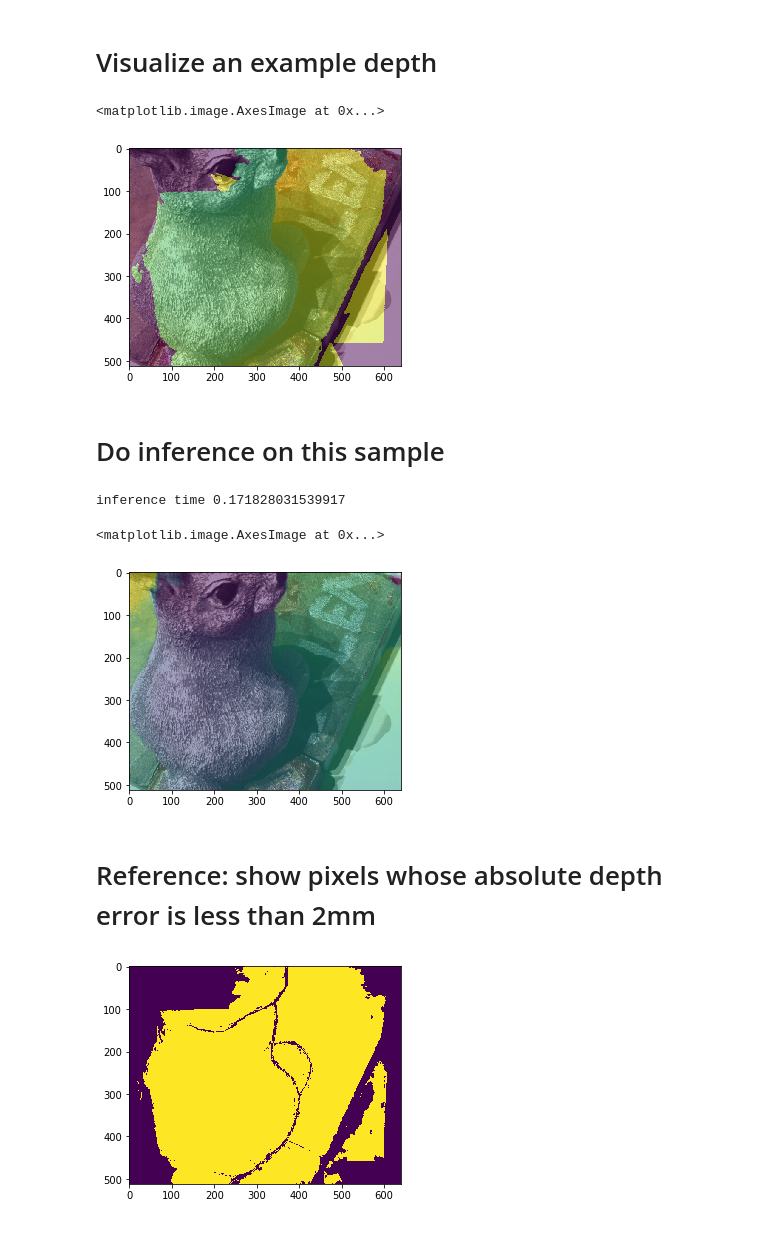
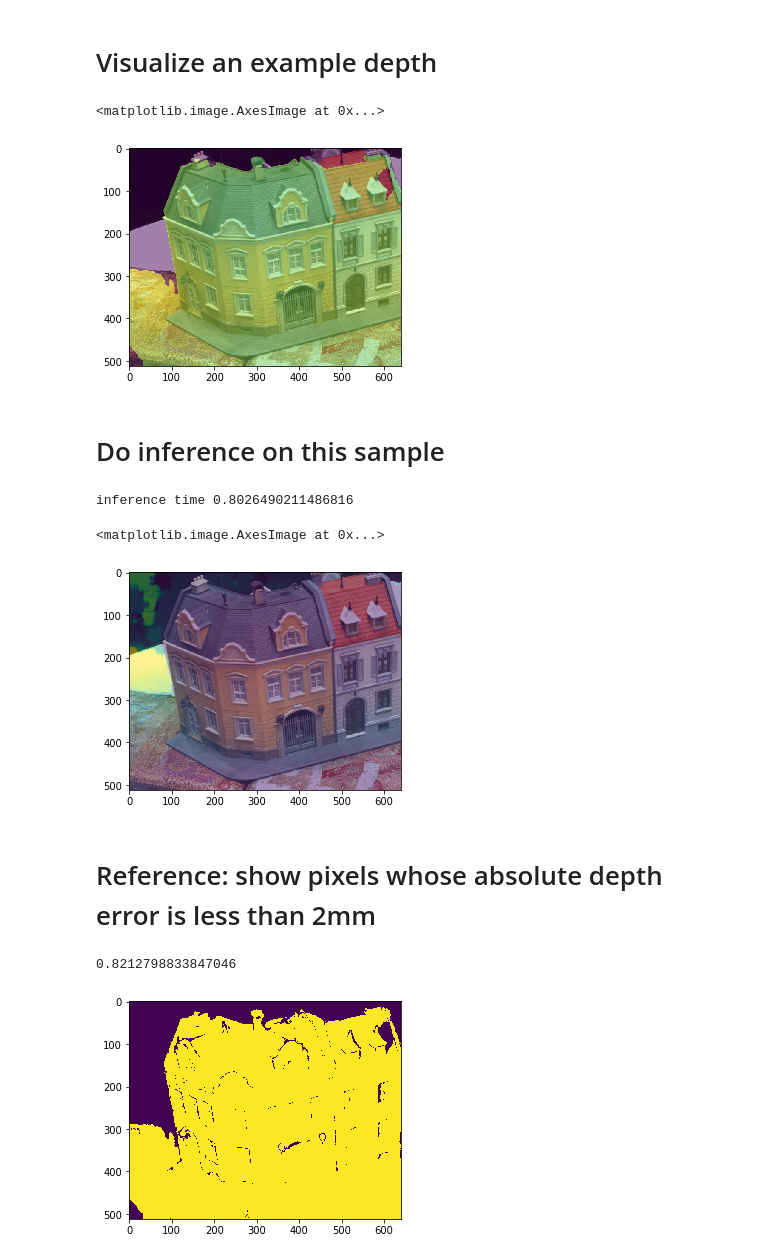
Before and after one commit to kwea123/CasMVSNet_pl, a Jupyter notebook: test.ipynb, the cells around one changed output. Drawn from its saved outputs; the diff is of its cells as text; code cells hidden in the pictures.

```diff
--- a/test.ipynb
+++ b/test.ipynb
@@ -13,13 +15,14 @@ import os
 from models.mvsnet import CascadeMVSNet
 from utils import *
 model = CascadeMVSNet(n_depths=[8,32,48],
-                      interval_ratios=[1.0,2.0,4.0]).cuda()
+                      interval_ratios=[1.0,2.0,4.0],
+                      num_groups=1).cuda()
 load_ckpt(model, 'ckpts/exp2/_ckpt_epoch_10.ckpt')
 model.eval();
 # %%
-dataset = DTUDataset('/home/ubuntu/data/mvs_training/dtu/', 'train', 3, depth_interval=2.65)
+dataset = DTUDataset('/home/ubuntu/data/mvs_training/dtu/', 'train', n_views=5, depth_interval=2.65)
 # %%
-imgs, proj_mats, depths, masks, init_depth_min, depth_interval = dataset[0]
+imgs, proj_mats, depths, masks, init_depth_min, depth_interval = dataset[500]
 unpreprocess = T.Normalize(mean=[-0.485/0.229, -0.456/0.224, -0.406/0.225],
                            std=[1/0.229, 1/0.224, 1/0.225])
 # %% [markdown]
@@ -29,7 +32,7 @@ plt.imshow(unpreprocess(imgs[0]).permute(1,2,0))
 plt.imshow(depths['level_0'], alpha=0.5)
 # %% [output]
 <matplotlib.image.AxesImage at 0x...>
-[figure, old version]
+[figure, new version]
 # %% [markdown]
 # Do inference on this sample
 # %%
@@ -39,16 +42,19 @@ with torch.no_grad():
     torch.cuda.synchronize()
 print('inference time', time.time()-t)
 # %% [output]
-inference time 0.171828031539917
+inference time 0.8026490211486816
 # %%
 plt.imshow(unpreprocess(imgs[0]).permute(1,2,0))
 plt.imshow(results['depth_0'][0].cpu().numpy(), alpha=0.5)
 # %% [output]
 <matplotlib.image.AxesImage at 0x...>
-[figure, old version]
+[figure, new version]
 # %% [markdown]
 # Reference: show pixels whose absolute depth error is less than 2mm
 # %%
-plt.imshow(torch.abs(depths['level_0']-results['depth_0'].cpu())[0]<2);
+err2 = torch.abs(depths['level_0']-results['depth_0'].cpu())[0]<2
+plt.imshow(err2);
+print(err2.float().mean().item())
 # %% [output]
+0.8212798833847046
-[figure, old version]
+[figure, new version]
```
Also changed, not shown: parts of 1 cell of this notebook, 2 other files.
